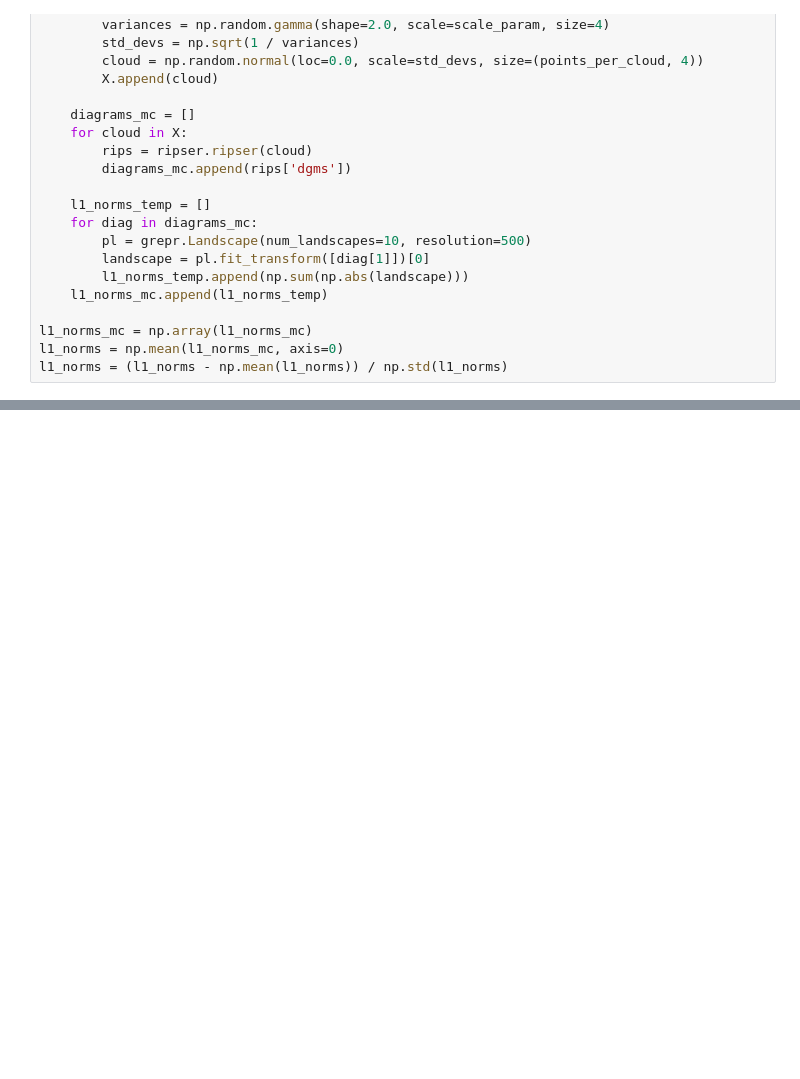
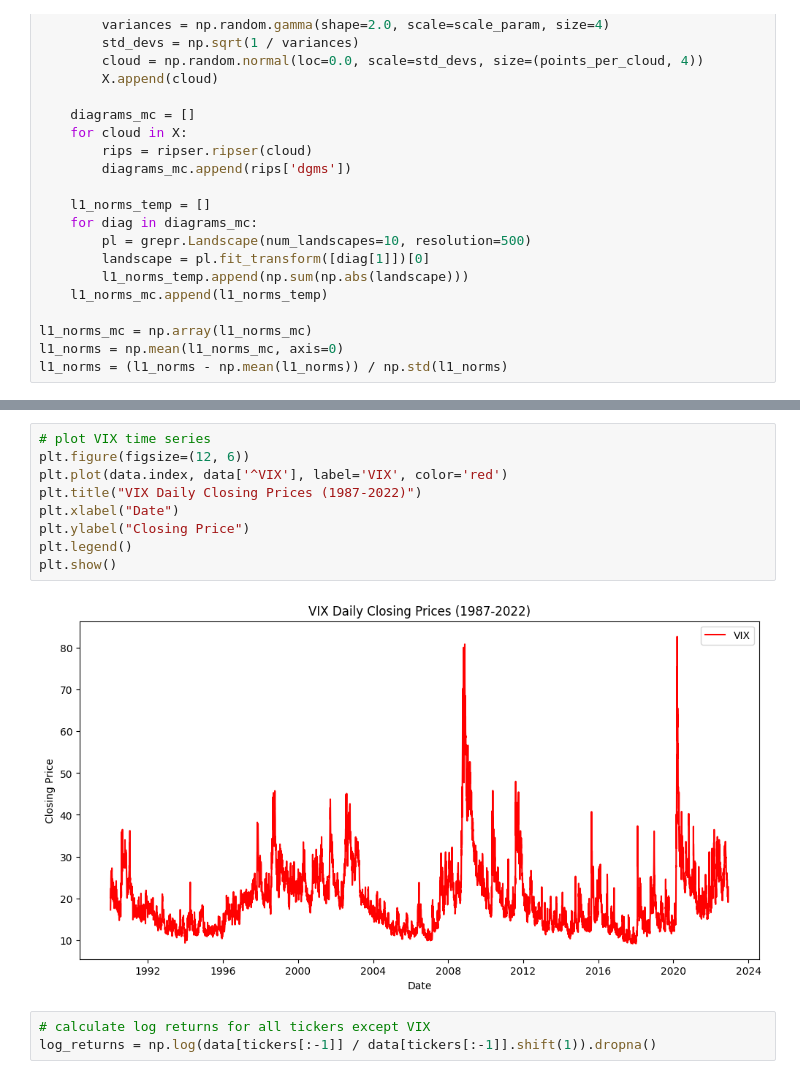
Before and after one commit to eliottprdlx/tda_finance, a Jupyter notebook: experiments.ipynb, the cells around one changed output, grey strips where cells are left out. Cells and saved outputs as stored; diff of their text form; blank space fills up the shorter version.

```diff
--- a/experiments.ipynb
+++ b/experiments.ipynb
@@ -159,0 +195,14 @@ plt.show()
+# %%
+# plot VIX time series
+plt.figure(figsize=(12, 6))
+plt.plot(data.index, data['^VIX'], label='VIX', color='red')
+plt.title("VIX Daily Closing Prices (1987-2022)")
+plt.xlabel("Date")
+plt.ylabel("Closing Price")
+plt.legend()
+plt.show()
+# %% [output]
+[figure, added]
+# %%
+# calculate log returns for all tickers except VIX
+log_returns = np.log(data[tickers[:-1]] / data[tickers[:-1]].shift(1)).dropna()
```
Also changed, not shown: parts of 16 cells of this notebook.
